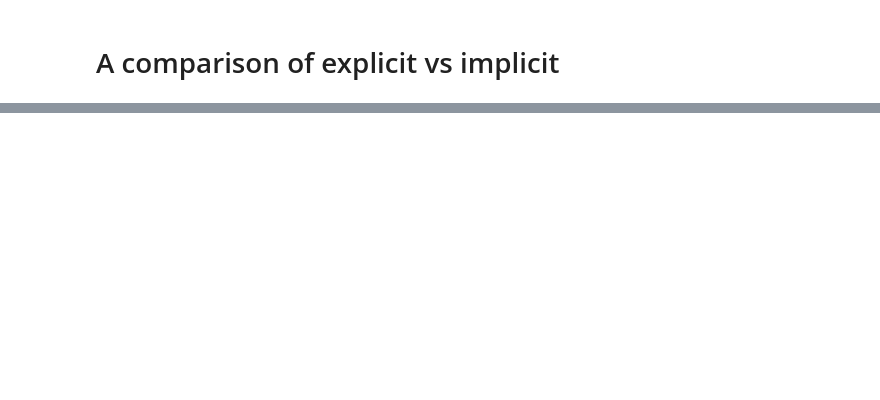
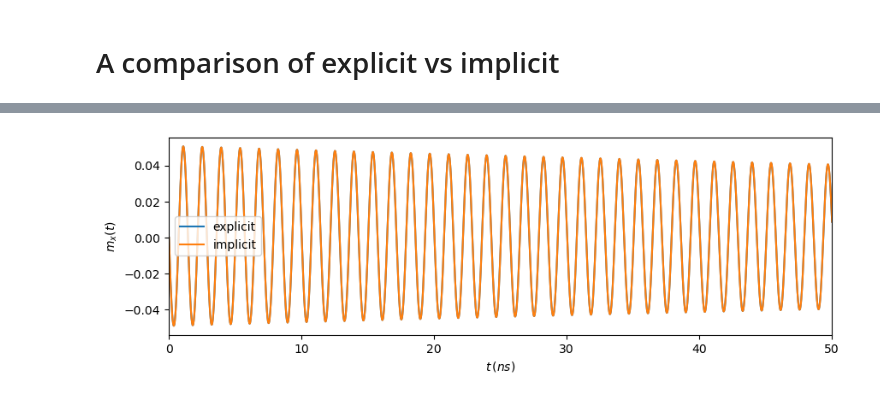
Before and after one commit to chuan97/magnetic-qed, a Jupyter notebook: minimaltest.ipynb, the cells around one changed output, grey strips where cells are left out. Saved outputs shown, nothing was run; the diff lists cells and outputs as text; code cells hidden in the pictures; blank space fills up the shorter version.

```diff
--- a/minimaltest.ipynb
+++ b/minimaltest.ipynb
@@ -104,0 +105,14 @@ plt.show()
+# %%
+plt.plot(sol_exp.t * 1e9, sol_exp.y[0], label='explicit')
+plt.plot(sol_imp.t * 1e9, sol_imp.y[0], label='implicit')
+if wz/wzc < 1:
+    plt.axhline(np.sqrt(1 - (wz/wzc)**2), c='k', lw=0.5) # stationary mx
+    plt.axhline(-np.sqrt(1 - (wz/wzc)**2), c='k', lw=0.5) # stationary mx
+
+plt.xlim(0, 50)
+plt.ylabel(r'$m_x(t)$')
+plt.xlabel(r'$t \, (ns)$')
+plt.legend()
+plt.show()
+# %% [output]
+[figure, added]
```
Also changed, not shown: parts of 1 cell of this notebook.
